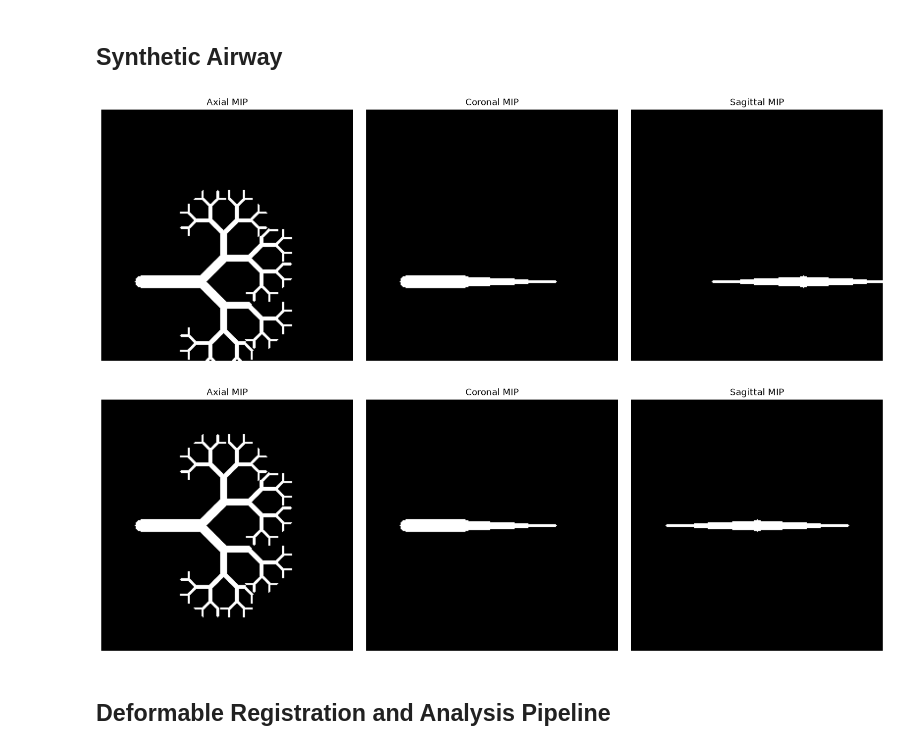
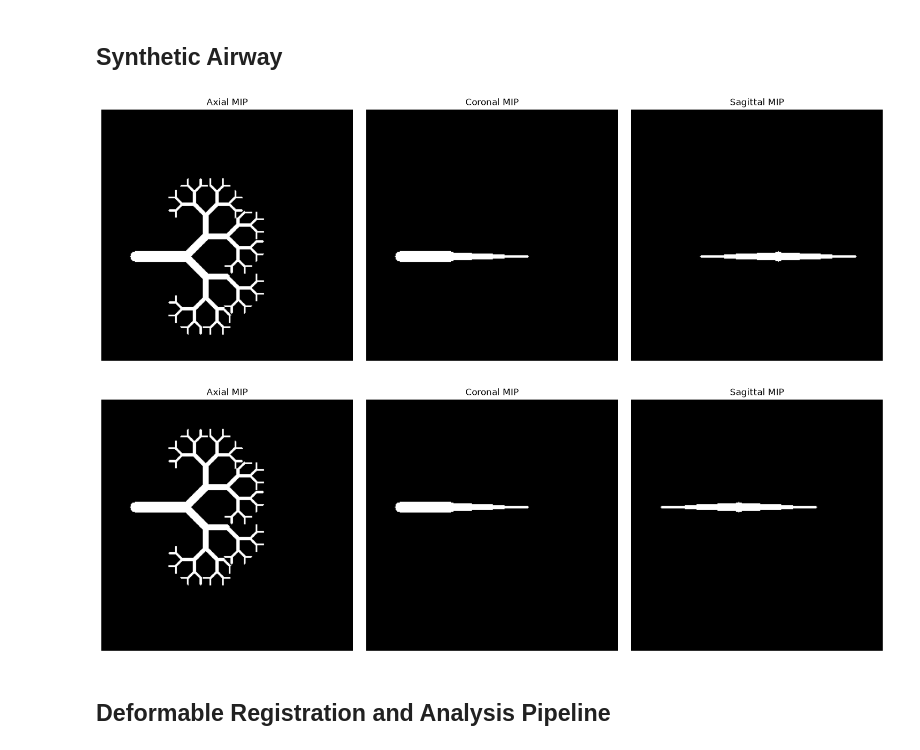
Before and after one commit to JakeKitzmann/PCCTAirwaySegmentationPrototyping, a Jupyter notebook: Prototyping/SyntheticTesting.ipynb, the cells around one changed output. Drawn from its saved outputs; the diff is of its cells as text; code cells hidden in the pictures.

```diff
--- a/Prototyping/SyntheticTesting.ipynb
+++ b/Prototyping/SyntheticTesting.ipynb
@@ -339,8 +339,10 @@ class SyntheticTube:
     def to_itk(self):
         return itk.image_from_array(self.mask)
 # %%
+image_size = 300
+
 fixed_airway = SyntheticTube(
-    size=(256, 256, 256)
+    size=(image_size, image_size, image_size)
 )
 fixed_airway.make_tree(
     centerline=[
@@ -349,36 +351,36 @@ fixed_airway.make_tree(
         (128, 128, 100),
     ],
     radius=6,
     generations=7,
     branch_length=30,
     bifurcation_angle=45.0,
     plane_normal=(1.0, 0.0, 0.0),
 )
 
 moving_airway = SyntheticTube(
-    size=(256, 256, 256)
+    size=(image_size, image_size, image_size)
 )
 moving_airway.make_tree(
     centerline=[
         (175, 175, 40),
         (175, 175, 70),
         (175, 175, 100),
     ],
     radius=6,
     generations=7,
     branch_length=30,
     bifurcation_angle=45.0,
     plane_normal=(1.0, 0.0, 0.0),
 )
 
 moving_image = moving_airway.to_itk()
 fixed_image = fixed_airway.to_itk()
 
 show_mip(moving_image)
 show_mip(fixed_image)
 # %% [output]
-[figure, old version]
+[figure, new version]
-[figure, old version]
+[figure, new version]
 # %% [markdown]
 ## Deformable Registration and Analysis Pipeline
 # %%
```
Also changed, not shown: parts of 14 cells of this notebook, 1 other file.
